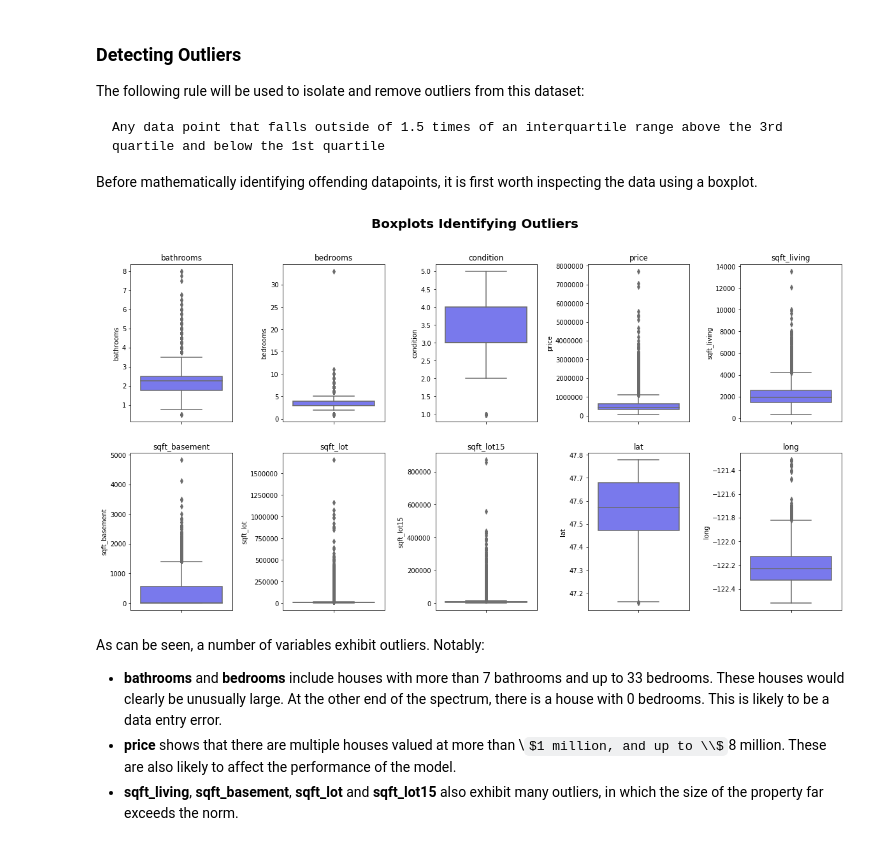
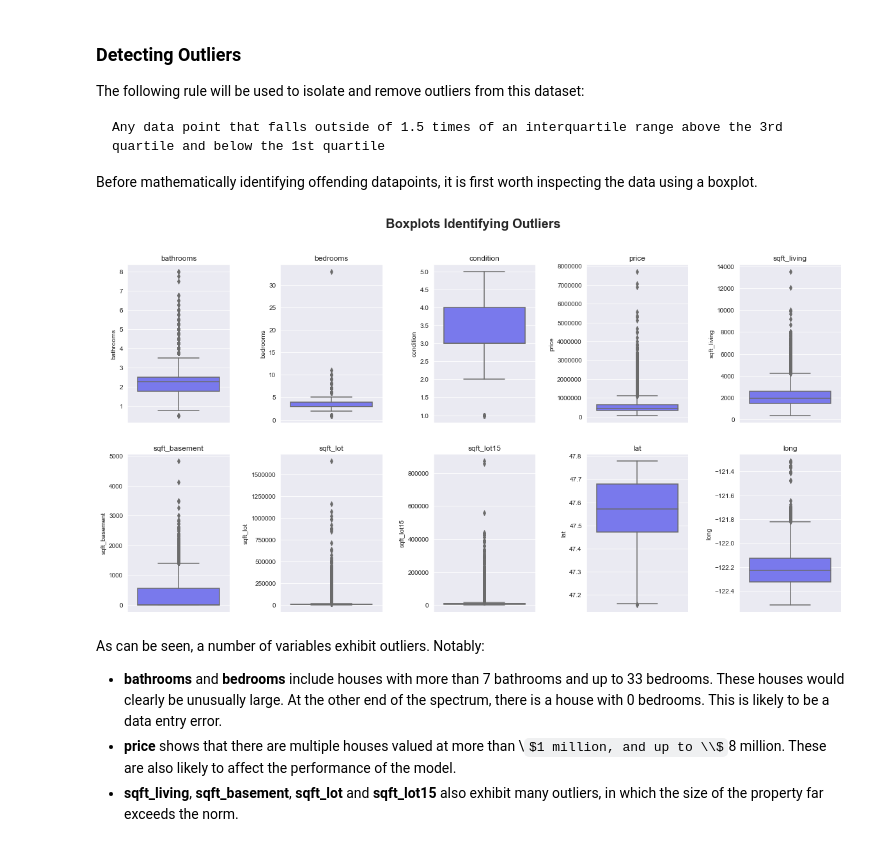
Before and after one commit to isobeldaley/dsc-v2-mod1-final-project-online-ds-ft-071519, a Jupyter notebook: student.ipynb, the cells around one changed output. Cells and saved outputs as stored; diff of their text form; code cells hidden in the pictures; some formulas as TeX source.

```diff
--- a/student.ipynb
+++ b/student.ipynb
@@ -365,27 +374,30 @@ The following rule will be used to isolate and remove outliers from this dataset
 
 Before mathematically identifying offending datapoints, it is first worth inspecting the data using a boxplot.
 # %%
+## Sets the Seaborn style such that there is a dark grid in the background
+sns.set_style("darkgrid")
+
 ## First, a figure is created with 10 subplots (split into 2 rows and 5 columns).
 fig, axes = plt.subplots(nrows=2, ncols=5)
 
 ## The space between each subplot is adjusted to ensure no overlap to titles, axis labels etc.
 fig.subplots_adjust(hspace=0.2, wspace=0.5)
 
 ## The size of the figure is increased to 20 inches X 10 inches, to improve readability of the graphs.
 fig.set_size_inches(20, 10)
 
 ## A title is given to the plot
 fig.suptitle("Boxplots Identifying Outliers", fontsize=20, fontweight='bold')
 
 ## These are the variables for which boxplots will be drawn.  Dummy/categorical variables are not included, given that they can only assume a set range of values
 cols = ['bathrooms', 'bedrooms', 'condition', 'price', 'sqft_living', 'sqft_basement', 'sqft_lot', 'sqft_lot15', 'lat', 'long']
 
 ## This loop adds a boxplot to for each of the variables specified
 for ax, feature in zip(axes.flatten(), cols):
     sns.boxplot(kc_data[feature], orient='v', ax=ax, color="#6666ff")
     ax.set(title=feature)
 # %% [output]
-[figure, old version]
+[figure, new version]
 # %% [markdown]
 As can be seen, a number of variables exhibit outliers.  Notably:
 
```
Also changed, not shown: parts of 72 cells of this notebook.
